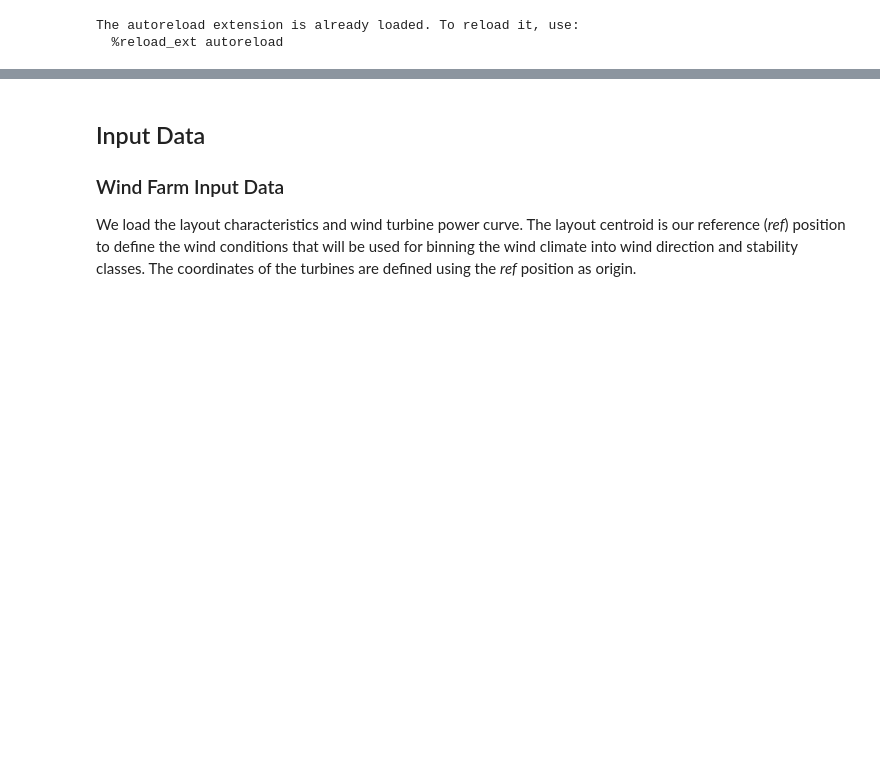
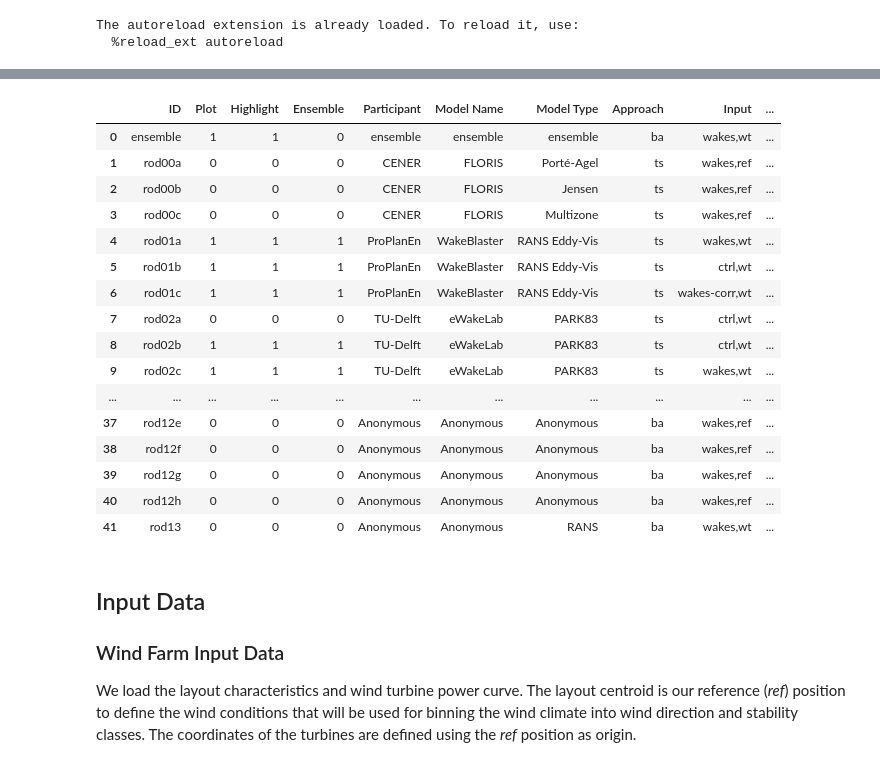
Before and after one commit to CENER-EPR/OWAbench, a Jupyter notebook: Rodsand2/Rodsand2_ArrayEfficiency.ipynb, the cells around one changed output, grey strips where cells are left out. Cells and saved outputs as stored; diff of their text form; code cells hidden in the pictures; blank space fills up the shorter version.

```diff
--- a/Rodsand2/Rodsand2_ArrayEfficiency.ipynb
+++ b/Rodsand2/Rodsand2_ArrayEfficiency.ipynb
@@ -102,3 +41,30 @@ sims.style.set_properties(**{'text-align': 'center'})
+# %%
+sims = pd.read_csv('./outputs/Rodsand2_sims.csv')
+n_sim = len(sims)
+ensemble = sims.index[sims['Ensemble'] == 1].tolist()
+plotresults = sims.index[sims['Plot'] == 1].tolist()
+highlight = sims.index[sims['Highlight'] == 1].tolist()
+tags = 'Label' # we use this column from the dictionary to identify simulations
+sims.style.set_properties(**{'text-align': 'center'})
+#sims.to_csv('./outputs/' + siteID + '_sims.csv', index=False)
+# %% [output]
+|  | ID | Plot | Highlight | Ensemble | Participant | Model Name | Model Type | Approach | Input | ... |
+| 0 | ensemble | 1 | 1 | 0 | ensemble | ensemble | ensemble | ba | wakes,wt | ... |
+| 1 | rod00a | 0 | 0 | 0 | CENER | FLORIS | Porté-Agel | ts | wakes,ref | ... |
+| 2 | rod00b | 0 | 0 | 0 | CENER | FLORIS | Jensen | ts | wakes,ref | ... |
+| 3 | rod00c | 0 | 0 | 0 | CENER | FLORIS | Multizone | ts | wakes,ref | ... |
+| 4 | rod01a | 1 | 1 | 1 | ProPlanEn | WakeBlaster | RANS Eddy-Vis | ts | wakes,wt | ... |
+| 5 | rod01b | 1 | 1 | 1 | ProPlanEn | WakeBlaster | RANS Eddy-Vis | ts | ctrl,wt | ... |
+| 6 | rod01c | 1 | 1 | 1 | ProPlanEn | WakeBlaster | RANS Eddy-Vis | ts | wakes-corr,wt | ... |
+| 7 | rod02a | 0 | 0 | 0 | TU-Delft | eWakeLab | PARK83 | ts | ctrl,wt | ... |
+| 8 | rod02b | 1 | 1 | 1 | TU-Delft | eWakeLab | PARK83 | ts | ctrl,wt | ... |
+| 9 | rod02c | 1 | 1 | 1 | TU-Delft | eWakeLab | PARK83 | ts | wakes,wt | ... |
+| ... | ... | ... | ... | ... | ... | ... | ... | ... | ... | ... |
+| 37 | rod12e | 0 | 0 | 0 | Anonymous | Anonymous | Anonymous | ba | wakes,ref | ... |
+| 38 | rod12f | 0 | 0 | 0 | Anonymous | Anonymous | Anonymous | ba | wakes,ref | ... |
+| 39 | rod12g | 0 | 0 | 0 | Anonymous | Anonymous | Anonymous | ba | wakes,ref | ... |
+| 40 | rod12h | 0 | 0 | 0 | Anonymous | Anonymous | Anonymous | ba | wakes,ref | ... |
+| 41 | rod13 | 0 | 0 | 0 | Anonymous | Anonymous | RANS | ba | wakes,wt | ... |
 # %% [markdown]
 ## Input Data
 ### Wind Farm Input Data
```
Also changed, not shown: parts of 8 cells of this notebook, 5 other files.
